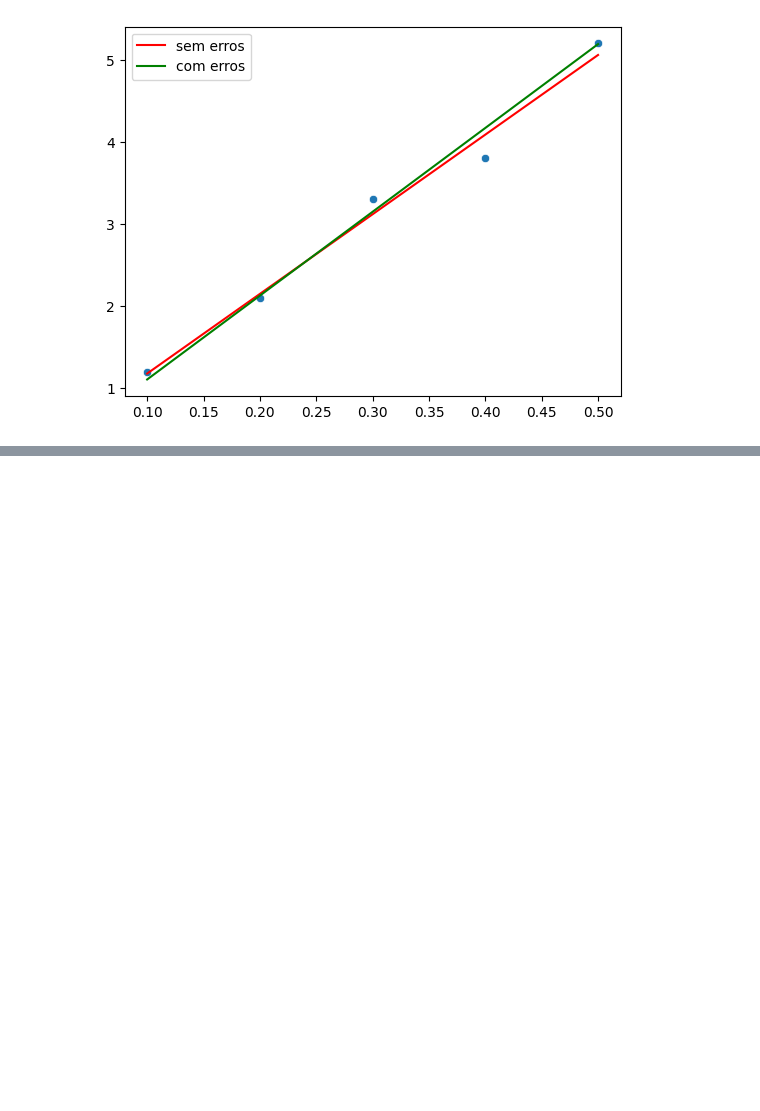
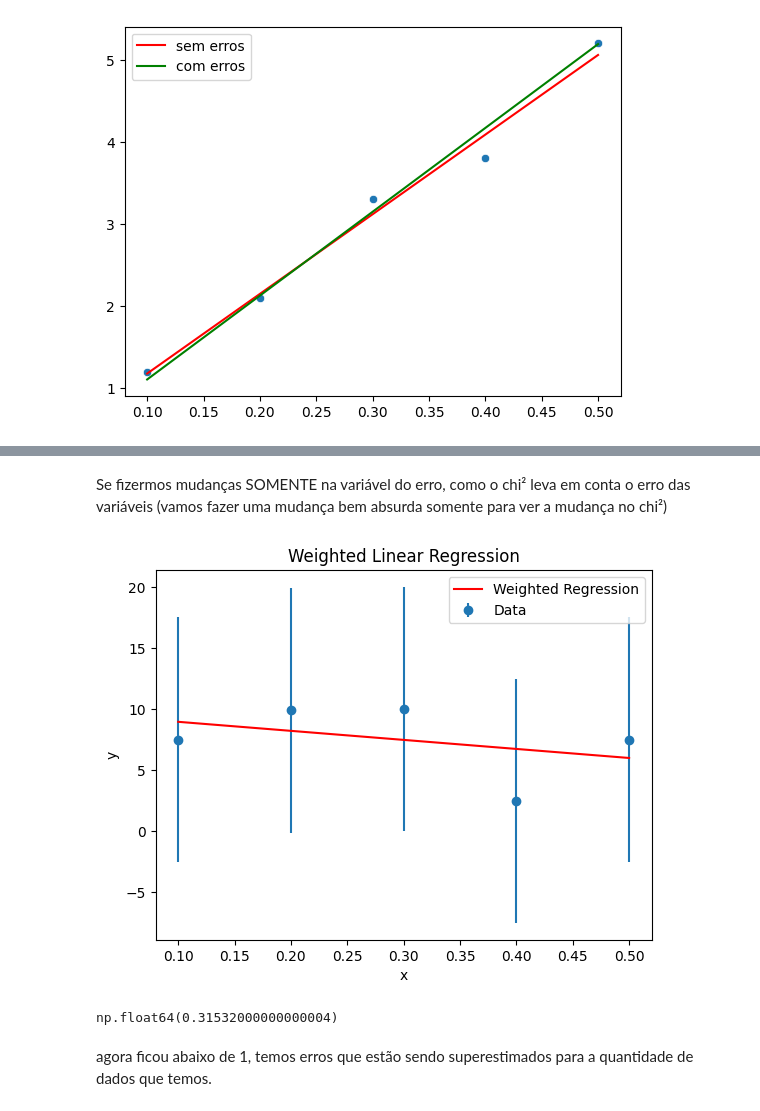
Before and after one commit to ms-cmy/IAD, a Jupyter notebook: aula_2_exercicios/exercicio.ipynb, the cells around one changed output, grey strips where cells are left out. Saved outputs shown, nothing was run; the diff lists cells and outputs as text; code cells hidden in the pictures; blank space fills up the shorter version.

```diff
--- a/aula_2_exercicios/exercicio.ipynb
+++ b/aula_2_exercicios/exercicio.ipynb
@@ -158,0 +342,38 @@ valor: 53.74 +- 85.64413502835902 +- 5.3740000000000006
+# %% [markdown]
+Se fizermos mudanças SOMENTE na variável do erro, como o chi² leva em conta o erro das variáveis (vamos fazer uma mudança bem absurda somente para ver a mudança no chi²)
+# %%
+x = np.array([0.1, 0.2, 0.3, 0.4, 0.5])
+y = np.array([7.5, 9.9, 10, 2.5, 7.5])
+y_err = np.array([10, 10, 10, 10, 10])
+
+slope, intercept, r_value, p_value, std_err = stats.linregress(x, y)
+
+weights = 1.0 / y_err**2
+w_slope, w_intercept = np.polyfit(x, y, 1, w=weights)
+
+
+# Calculate chi-squared
+chi2 = np.sum(((y - (w_intercept + w_slope * x)) / y_err) ** 2)
+
+# Degrees of freedom
+nu = len(x) - 2  # n - p
+
+# Normalized chi-squared
+chi2_nu = chi2 / nu
+
+# Plotting
+plt.errorbar(x, y, yerr=y_err, fmt="o", label="Data")
+sns.lineplot(x=x, y=w_intercept + w_slope * x, color="red", label="Weighted Regression")
+plt.legend()
+plt.xlabel("x")
+plt.ylabel("y")
+plt.title("Weighted Linear Regression")
+plt.show()
+# %% [output]
+[figure, added]
+# %%
+chi2
+# %% [output]
+np.float64(0.31532000000000004)
+# %% [markdown]
+agora ficou abaixo de 1, temos erros que estão sendo superestimados para a quantidade de dados que temos.
```
Also changed, not shown: parts of 20 cells of this notebook, 3 other files.
